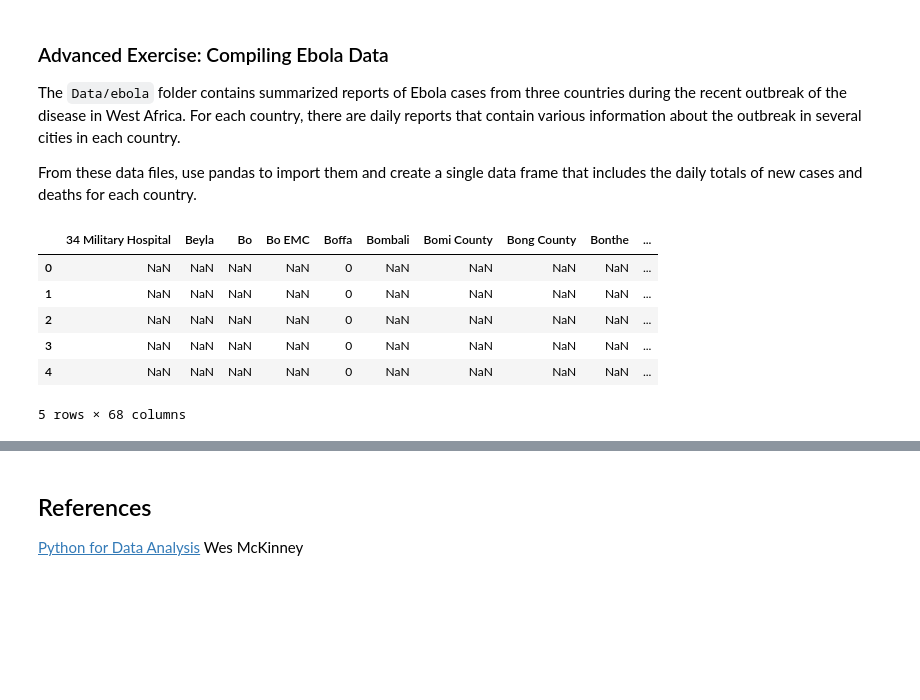
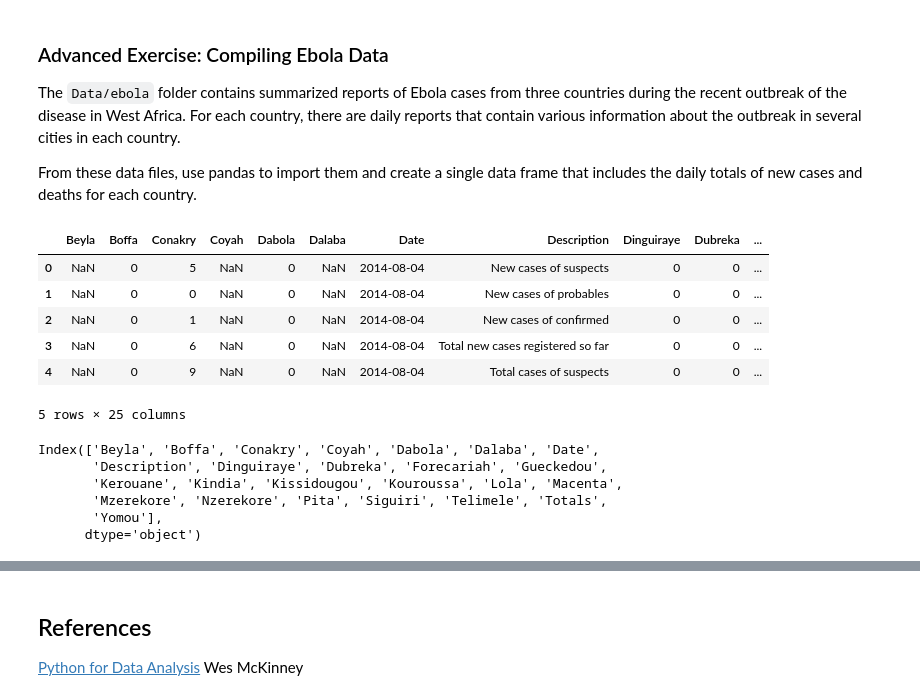
Before and after one commit to sorooshafiee/ADA-SAF, a Jupyter notebook: 01 - Pandas and Data Wrangling/Intro to Pandas.ipynb, the cells around one changed output, grey strips where cells are left out. Saved outputs shown, nothing was run; the diff lists cells and outputs as text; code cells hidden in the pictures; blank space fills up the shorter version.

```diff
--- a/01 - Pandas and Data Wrangling/Intro to Pandas.ipynb
+++ b/01 - Pandas and Data Wrangling/Intro to Pandas.ipynb
@@ -2117,14 +2117,24 @@ From these data files, use pandas to import them and create a single data frame
 # %%
 import glob
 path =r'Data/ebola/'
 filenames = []
-filenames = glob.glob(path + "guinea_data/*.csv") + glob.glob(path + "liberia_data/*.csv") + glob.glob(path + "sl_data/*.csv")
-df = pd.concat(pd.read_csv(filename) for filename in filenames)
+filenames = glob.glob(path + "guinea_data/*.csv")
+df1 = pd.concat(pd.read_csv(filename) for filename in filenames)
+df1.head()
 # %% [output]
-|  | 34 Military Hospital | Beyla | Bo | Bo EMC | Boffa | Bombali | Bomi County | Bong County | Bonthe | ... |
-| 0 | NaN | NaN | NaN | NaN | 0 | NaN | NaN | NaN | NaN | ... |
-| 1 | NaN | NaN | NaN | NaN | 0 | NaN | NaN | NaN | NaN | ... |
-| 2 | NaN | NaN | NaN | NaN | 0 | NaN | NaN | NaN | NaN | ... |
-| 3 | NaN | NaN | NaN | NaN | 0 | NaN | NaN | NaN | NaN | ... |
-| 4 | NaN | NaN | NaN | NaN | 0 | NaN | NaN | NaN | NaN | ... |
+|  | Beyla | Boffa | Conakry | Coyah | Dabola | Dalaba | Date | Description | Dinguiraye | Dubreka | ... |
+| 0 | NaN | 0 | 5 | NaN | 0 | NaN | 2014-08-04 | New cases of suspects | 0 | 0 | ... |
+| 1 | NaN | 0 | 0 | NaN | 0 | NaN | 2014-08-04 | New cases of probables | 0 | 0 | ... |
+| 2 | NaN | 0 | 1 | NaN | 0 | NaN | 2014-08-04 | New cases of confirmed | 0 | 0 | ... |
+| 3 | NaN | 0 | 6 | NaN | 0 | NaN | 2014-08-04 | Total new cases registered so far | 0 | 0 | ... |
+| 4 | NaN | 0 | 9 | NaN | 0 | NaN | 2014-08-04 | Total cases of suspects | 0 | 0 | ... |
-5 rows × 68 columns
+5 rows × 25 columns
+# %%
+df1.columns
+# %% [output]
+Index(['Beyla', 'Boffa', 'Conakry', 'Coyah', 'Dabola', 'Dalaba', 'Date',
+       'Description', 'Dinguiraye', 'Dubreka', 'Forecariah', 'Gueckedou',
+       'Kerouane', 'Kindia', 'Kissidougou', 'Kouroussa', 'Lola', 'Macenta',
+       'Mzerekore', 'Nzerekore', 'Pita', 'Siguiri', 'Telimele', 'Totals',
+       'Yomou'],
+      dtype='object')
```
Also changed, not shown: parts of 13 cells of this notebook, 1 other file.
